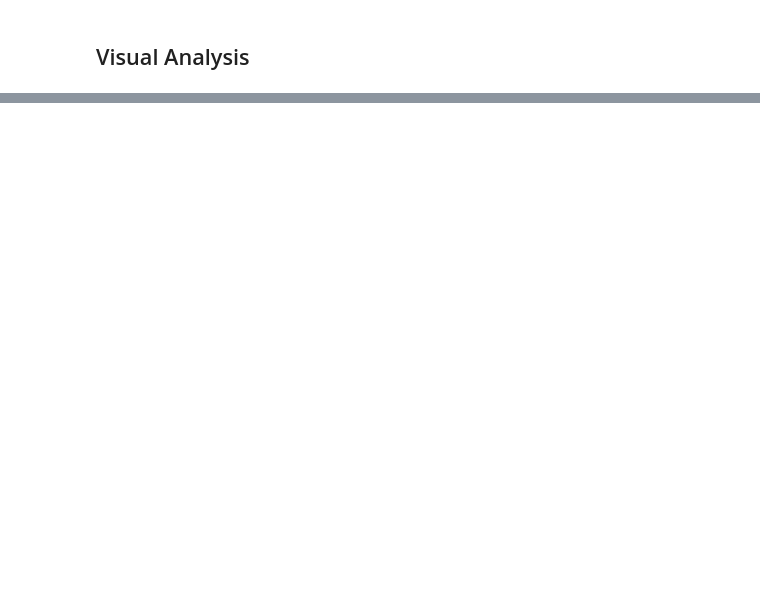
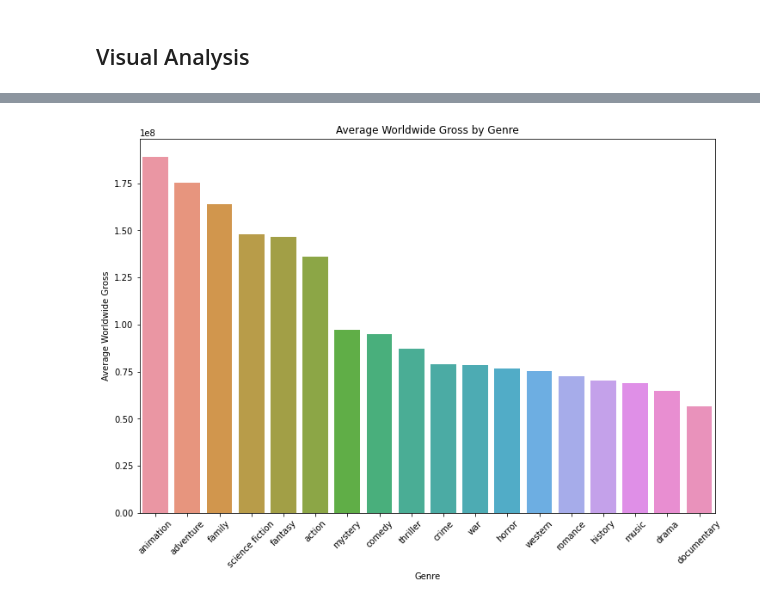
Before and after one commit to e-mackoy/film-analytics, a Jupyter notebook: code/eda.ipynb, the cells around one changed output, grey strips where cells are left out. Drawn from its saved outputs; the diff is of its cells as text; code cells hidden in the pictures; blank space fills up the shorter version.

```diff
--- a/code/eda.ipynb
+++ b/code/eda.ipynb
@@ -48,17 +126,23 @@ corr_matrix
 # %%
+# Define the list of genre columns
 genre_columns = ['action', 'adventure', 'animation', 'comedy', 'crime', 'documentary', 'drama', 'family', 'fantasy', 'history',
                 'horror', 'music', 'mystery', 'romance', 'science fiction', 'thriller', 'war', 'western']
 
+# Calculate the average worldwide gross for each genre
 genre_gross = pd.DataFrame()
+for genre in genre_columns:
+    genre_gross.at[genre, 'average_worldwide_gross'] = df_cleaned[df_cleaned[genre] == 1]['worldwide_gross'].mean()
 
-for genre in genre_columns:
-    genre_gross.at[genre, 'average_worldwide_gross'] = df_filtered[df_filtered[genre] == 1]['worldwide_gross'].mean()
+# Sort by average worldwide gross
+genre_gross = genre_gross.sort_values(by='average_worldwide_gross', ascending=False)
 
-genre_gross = genre_gross.sort_values(by='average_worldwide_gross', ascending=False)
+# Plot average worldwide gross by genre
 plt.figure(figsize=(12, 8))
 sns.barplot(x=genre_gross.index, y=genre_gross['average_worldwide_gross'])
 plt.title('Average Worldwide Gross by Genre')
+plt.xlabel('Genre')
 plt.ylabel('Average Worldwide Gross')
-plt.xlabel('Genre')
 plt.xticks(rotation=45)
 plt.show();
+# %% [output]
+[figure, added]
```
Also changed, not shown: parts of 53 cells of this notebook, 3 other files.
